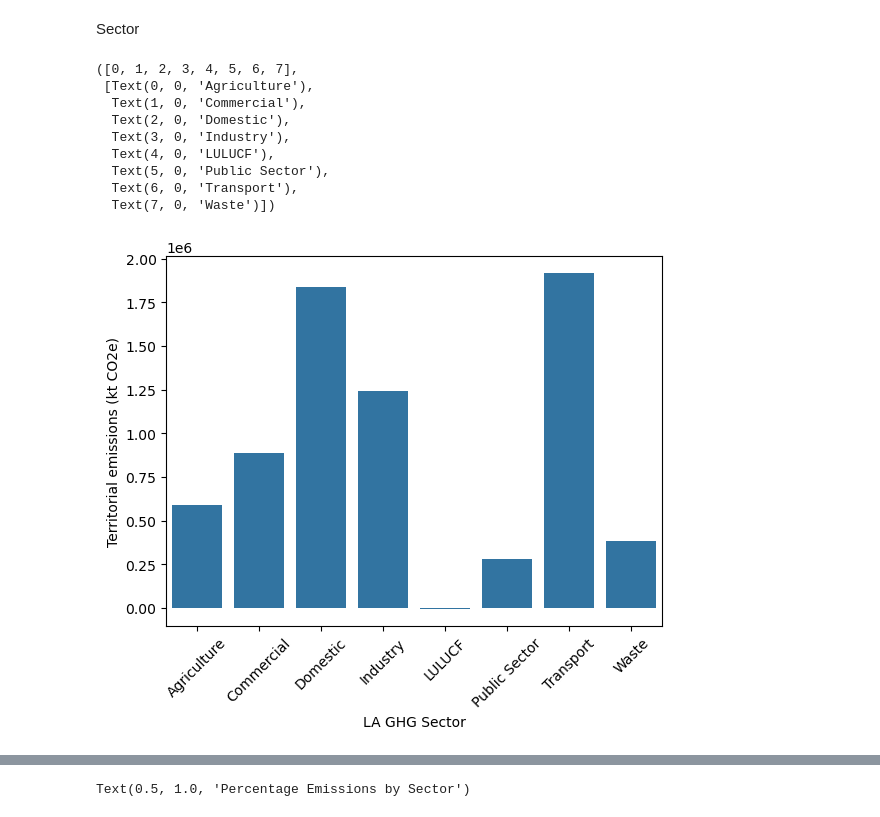
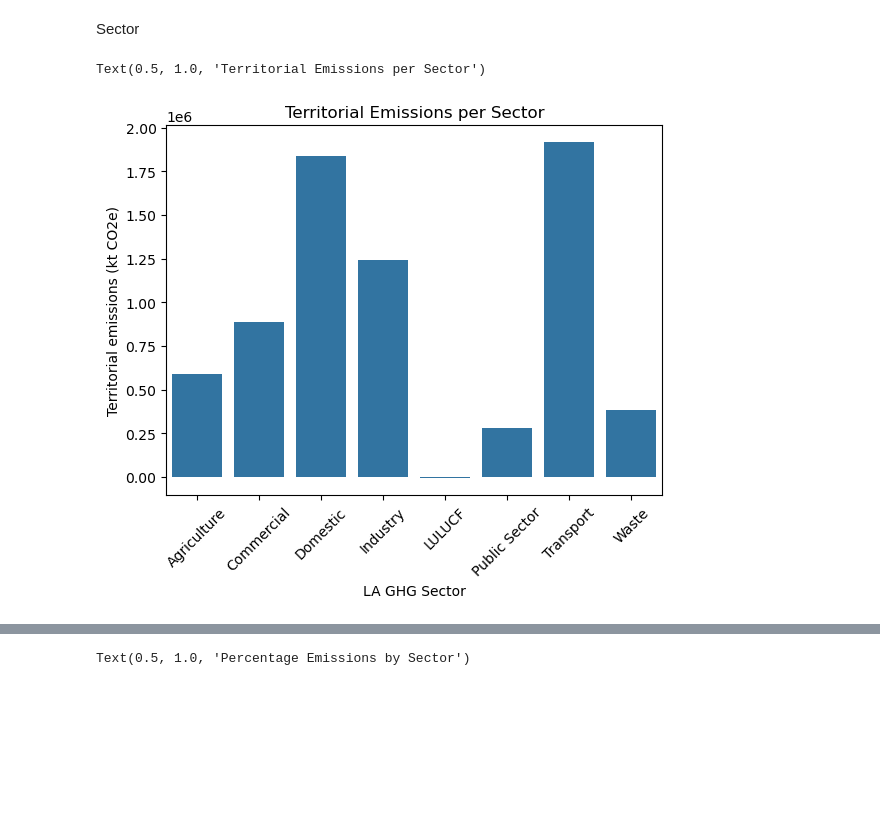
Before and after one commit to Jessiemace/Emissions, a Jupyter notebook: Emissions.ipynb, the cells around one changed output, grey strips where cells are left out. Saved outputs shown, nothing was run; the diff lists cells and outputs as text; code cells hidden in the pictures; blank space fills up the shorter version.

```diff
--- a/Emissions.ipynb
+++ b/Emissions.ipynb
@@ -383,18 +339,10 @@ England_sector=England.groupby(by="LA GHG Sector")['Territorial emissions (kt CO
 # %%
 sns.barplot(data=England_sector, x='LA GHG Sector', y='Territorial emissions (kt CO2e)')
 plt.xticks(rotation=45)
-#LULUCF is negative so how to show that on a bar chat???
+plt.title('Territorial Emissions per Sector')
 # %% [output]
-([0, 1, 2, 3, 4, 5, 6, 7],
- [Text(0, 0, 'Agriculture'),
-  Text(1, 0, 'Commercial'),
-  Text(2, 0, 'Domestic'),
-  Text(3, 0, 'Industry'),
-  Text(4, 0, 'LULUCF'),
-  Text(5, 0, 'Public Sector'),
-  Text(6, 0, 'Transport'),
-  Text(7, 0, 'Waste')])
+Text(0.5, 1.0, 'Territorial Emissions per Sector')
-[figure, old version]
+[figure, new version]
 # %%
 England_sector['Total emissions']=England_sector['Territorial emissions (kt CO2e)'].sum()
 # %%
```
Also changed, not shown: parts of 30 cells of this notebook, 1 other file.
